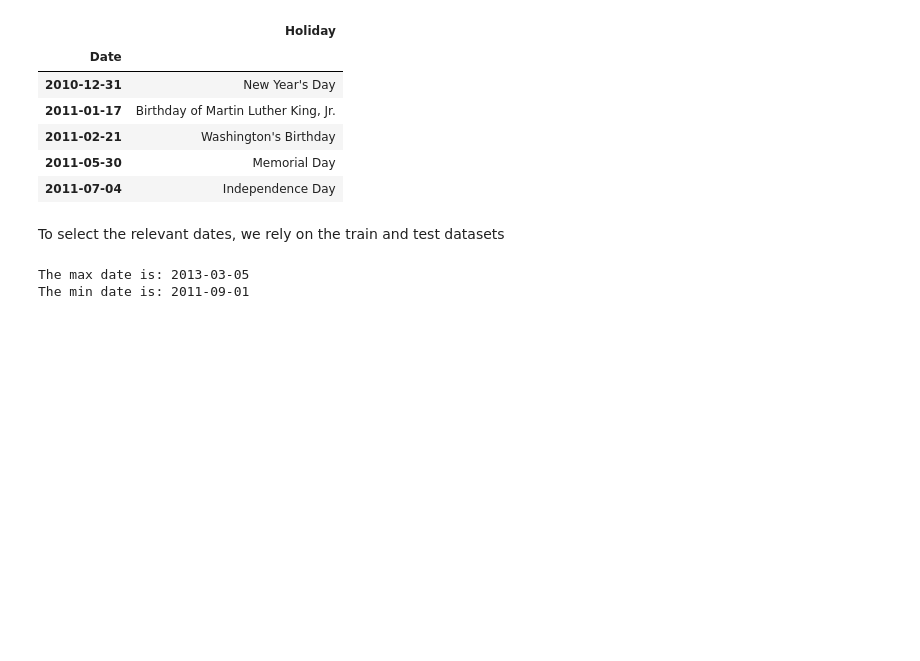
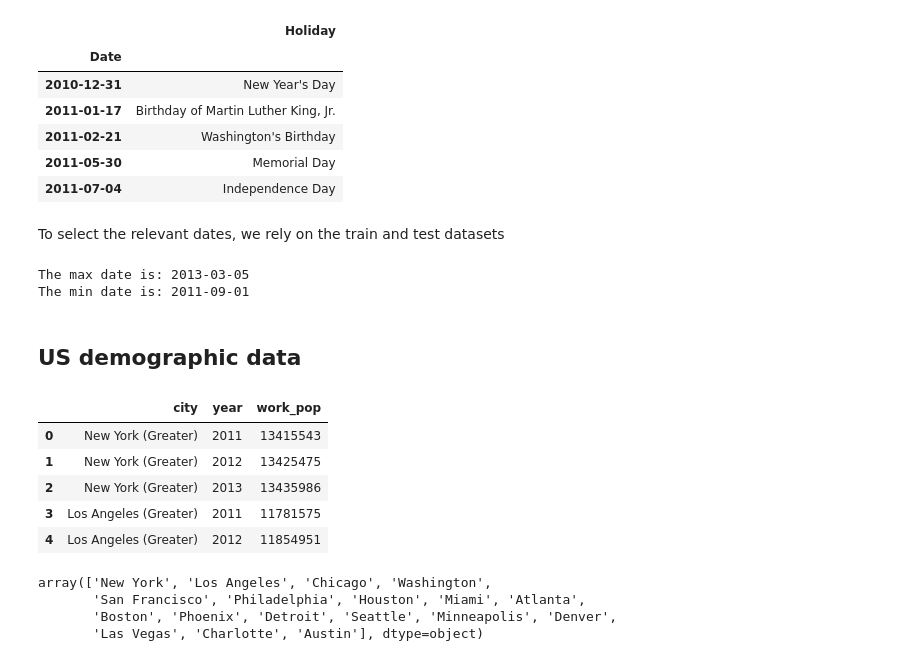
Before and after one commit to henrique-britoleao/air_passenger_traffic, a Jupyter notebook: data_treating.ipynb, the cells around one changed output. Drawn from its saved outputs; the diff is of its cells as text; code cells hidden in the pictures; blank space fills up the shorter version.

```diff
--- a/data_treating.ipynb
+++ b/data_treating.ipynb
@@ -164,3 +164,5 @@ The min date is: 2011-09-01
 # %%
 us_hol = us_hol[min_date : max_date]
 us_hol.to_csv(os.path.join('processed_add_data', 'usholidays_processed.csv'))
+# %% [markdown]
+## US demographic data
@@ -166,0 +172,12 @@ us_hol.to_csv(os.path.join('processed_add_data', 'usholidays_processed.csv'))
+# %%
+#loading and renaming dataset
+working_pop = pd.read_csv(os.path.join('raw_add_data', 'working_age_pop.csv'), usecols=['Metropolitan areas', 'Year', 'Value'])
+working_pop = working_pop.rename(columns={'Metropolitan areas':'city', 'Year':'year', 'Value':'work_pop'})
+working_pop.head()
+# %% [output]
+|  | city | year | work_pop |
+| 0 | New York (Greater) | 2011 | 13415543 |
+| 1 | New York (Greater) | 2012 | 13425475 |
+| 2 | New York (Greater) | 2013 | 13435986 |
+| 3 | Los Angeles (Greater) | 2011 | 11781575 |
+| 4 | Los Angeles (Greater) | 2012 | 11854951 |
@@ -166,0 +190,7 @@ us_hol.to_csv(os.path.join('processed_add_data', 'usholidays_processed.csv'))
+# %%
+pd.unique(working_pop['city'])
+# %% [output]
+array(['New York', 'Los Angeles', 'Chicago', 'Washington',
+       'San Francisco', 'Philadelphia', 'Houston', 'Miami', 'Atlanta',
+       'Boston', 'Phoenix', 'Detroit', 'Seattle', 'Minneapolis', 'Denver',
+       'Las Vegas', 'Charlotte', 'Austin'], dtype=object)
```
Also changed, not shown: parts of 4 cells of this notebook.
